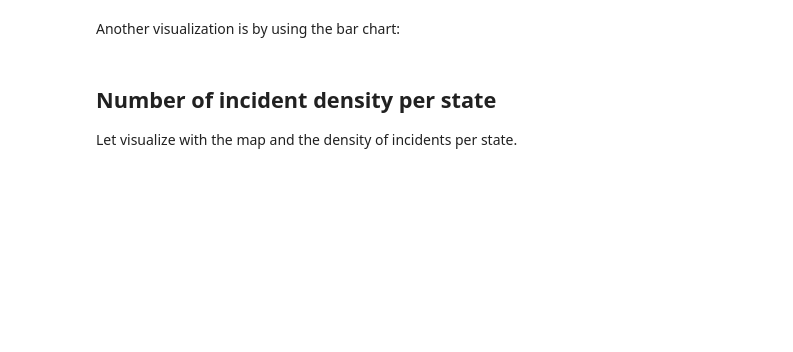
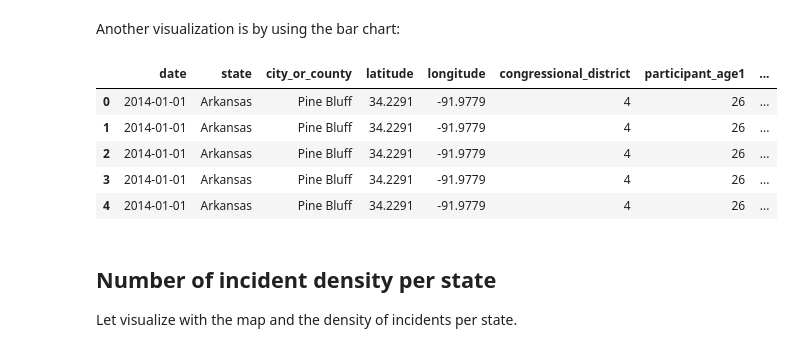
Before and after one commit to TheDarkPyotr/DataMining2023, a Jupyter notebook: source/Task1_Data_Preparation_Indexes.ipynb, the cells around one changed output. Saved outputs shown, nothing was run; the diff lists cells and outputs as text; code cells hidden in the pictures; blank space fills up the shorter version.

Commit message:
merge default 4 indicators

```diff
--- a/source/Task1_Data_Preparation_Indexes.ipynb
+++ b/source/Task1_Data_Preparation_Indexes.ipynb
@@ -313,3 +290,5 @@ df_merged_unharmed.head()
+# %%
+df_merged_unharmed = pd.read_csv('../ds/cleaned/index_4_cleaned.csv')
 # %%
 plt.figure(figsize=(10, 6))
 plt.plot(df_merged_unharmed['year'], df_merged_unharmed['unharmed_ratio'], marker='o', linestyle='-', color='skyblue')
@@ -324,13 +302,25 @@ KeyError: 'unharmed_ratio'
 # %% [markdown]
 Another visualization is by using the bar chart:
 # %%
+"""
 plt.figure(figsize=(10, 6))
 plt.bar(df_merged_unharmed['year'], df_merged_unharmed['unharmed_ratio'], color='skyblue')
 plt.xlabel('Year')
 plt.ylabel('Unharmed Ratio')
 plt.title('Ratio of Unharmed People in Incident vs. Average Unharmed People for the Year (Bar Plot)')
 plt.show()
-del [[df_merged_unharmed]]
+"""
+
+df_merged = pd.merge(df_merged, df_merged_unharmed, on=['year'])
+# %%
+df_merged.head()
+# %% [output]
+|  | date | state | city_or_county | latitude | longitude | congressional_district | participant_age1 | ... |
+| 0 | 2014-01-01 | Arkansas | Pine Bluff | 34.2291 | -91.9779 | 4 | 26 | ... |
+| 1 | 2014-01-01 | Arkansas | Pine Bluff | 34.2291 | -91.9779 | 4 | 26 | ... |
+| 2 | 2014-01-01 | Arkansas | Pine Bluff | 34.2291 | -91.9779 | 4 | 26 | ... |
+| 3 | 2014-01-01 | Arkansas | Pine Bluff | 34.2291 | -91.9779 | 4 | 26 | ... |
+| 4 | 2014-01-01 | Arkansas | Pine Bluff | 34.2291 | -91.9779 | 4 | 26 | ... |
 # %% [markdown]
 ## Number of incident density per state
 
```
Also changed, not shown: parts of 8 cells of this notebook, 2 other files.
